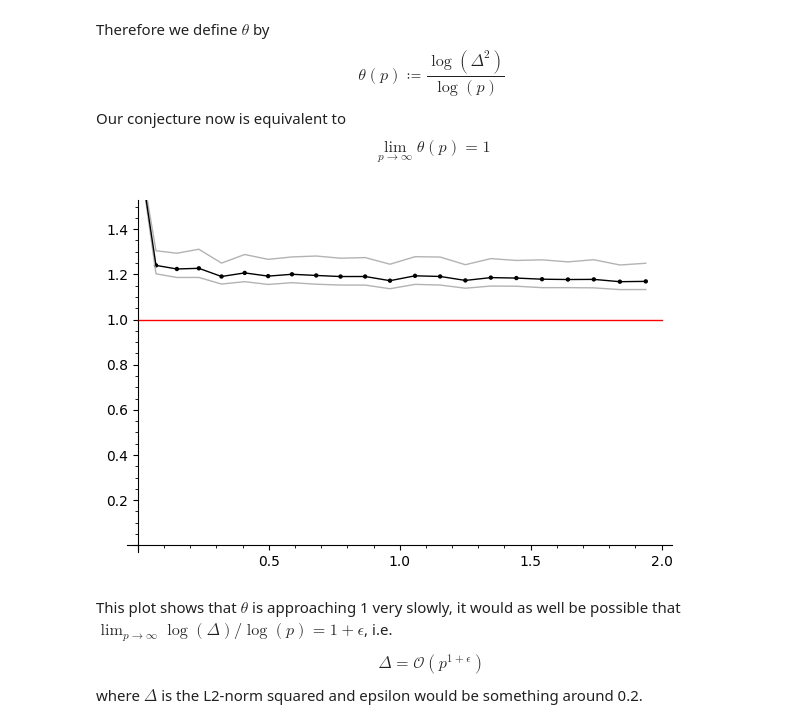
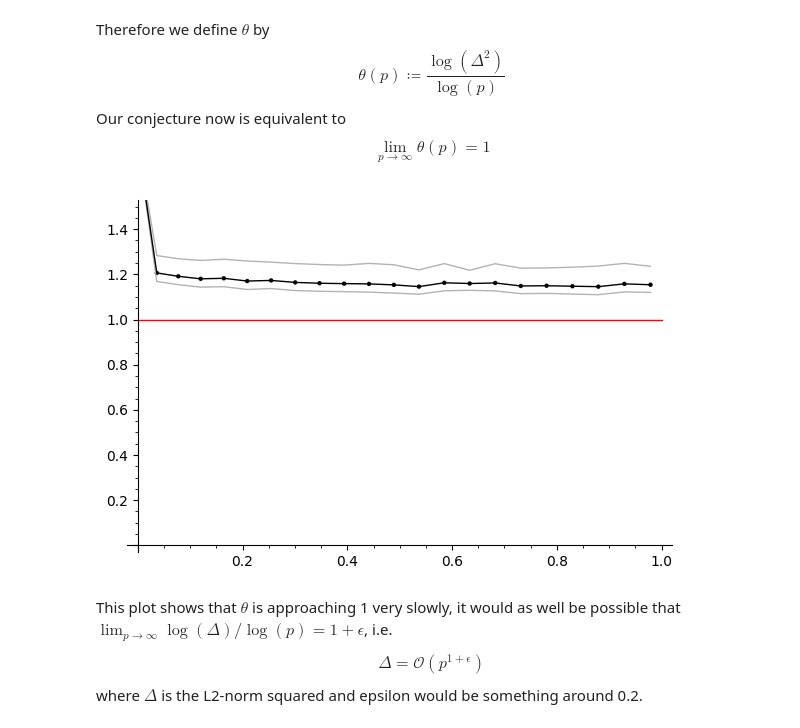
Before and after one commit to JosuaKugler/sato-tate-distributions, a Jupyter notebook: vertical_st.ipynb, the cells around one changed output. Drawn from its saved outputs; the diff is of its cells as text; code cells hidden in the pictures.

Commit message:
safe cool plot in vertical_st that took 30 min to create

```diff
--- a/vertical_st.ipynb
+++ b/vertical_st.ipynb
@@ -28,9 +36,9 @@ Therefore we define $\theta$ by
 $$\theta(p) \coloneqq \frac{\log(\Delta^2)}{\log(p)}$$
 Our conjecture now is equivalent to $$\lim\limits_{p\to \infty} \theta(p) = 1$$
 # %%
-vertical_st.plot_theta_interval(2000000, max_points = 500)
+vertical_st.plot_theta_interval(10000000, max_points = 500)
 # %% [output]
-[figure, old version]
+[figure, new version]
 # %% [markdown]
 This plot shows that $\theta$ is approaching 1 very slowly, it would as well be possible that
  $\lim_{p \to \infty} \log(\Delta)/\log(p) = 1+\epsilon$, i.e.
```
Also changed, not shown: parts of 2 cells of this notebook, 1 other file.
